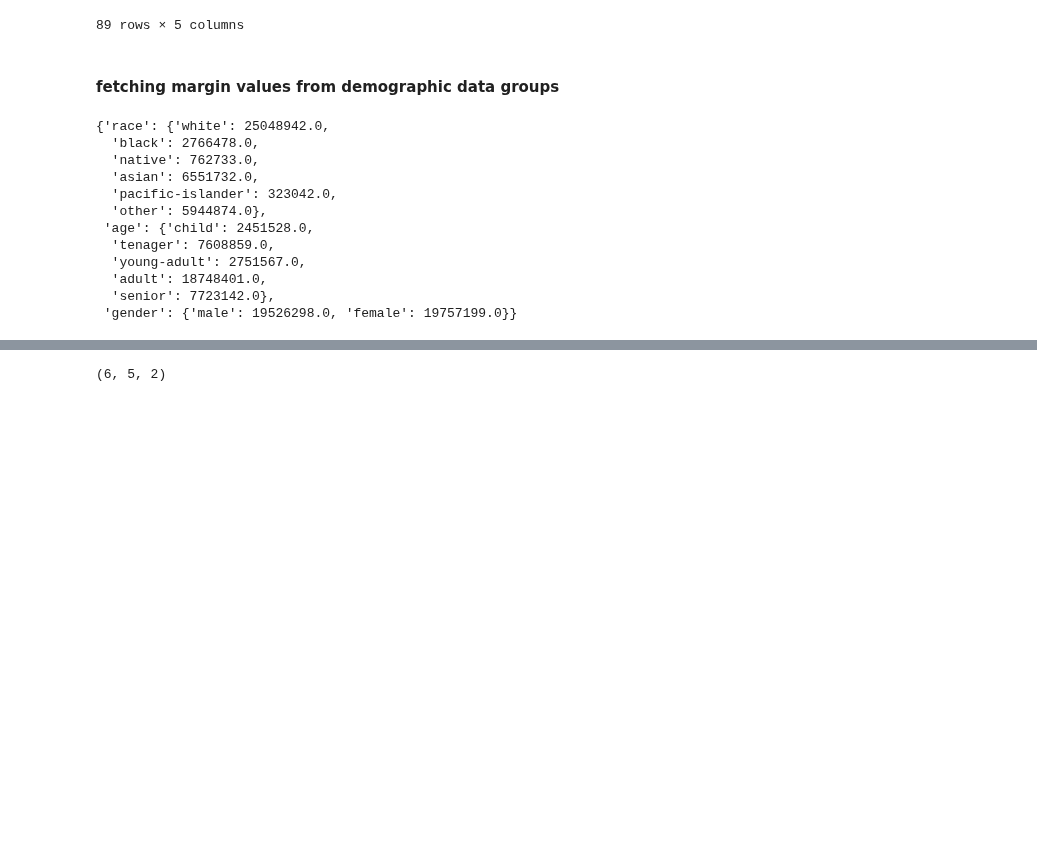
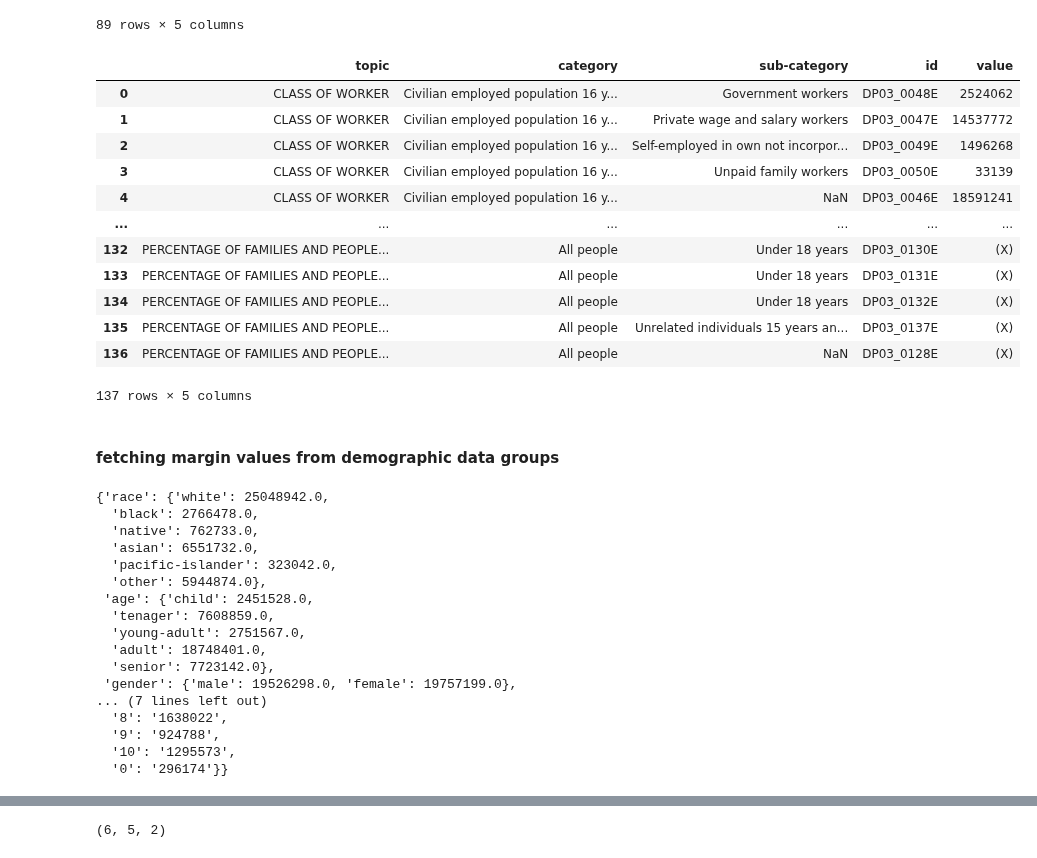
Before and after one commit to abuudarda/synthetic-population-simulation, a Jupyter notebook: IPF_IPU_sampling/IPF_IPU_SAMPLING.ipynb, the cells around one changed output, grey strips where cells are left out. Drawn from its saved outputs; the diff is of its cells as text; code cells hidden in the pictures; blank space fills up the shorter version.

```diff
--- a/IPF_IPU_sampling/IPF_IPU_SAMPLING.ipynb
+++ b/IPF_IPU_sampling/IPF_IPU_SAMPLING.ipynb
@@ -227,6 +227,23 @@ ddg
 | 87 | SEX AND AGE | Total population | NaN | DP05_0001E | 39283497.0 |
 | 88 | Total housing units | NaN | NaN | DP05_0086E | 14175976.0 |
 89 rows × 5 columns
+# %%
+edg=pd.read_csv("C:\\Users\\abubabu\\Documents\\GitHub\\synthetic-population-simulation\\CA-data\\census\\temp_economic.csv")
+edg
+# %% [output]
+|  | topic | category | sub-category | id | value |
+| 0 | CLASS OF WORKER | Civilian employed population 16 y... | Government workers | DP03_0048E | 2524062 |
+| 1 | CLASS OF WORKER | Civilian employed population 16 y... | Private wage and salary workers | DP03_0047E | 14537772 |
+| 2 | CLASS OF WORKER | Civilian employed population 16 y... | Self-employed in own not incorpor... | DP03_0049E | 1496268 |
+| 3 | CLASS OF WORKER | Civilian employed population 16 y... | Unpaid family workers | DP03_0050E | 33139 |
+| 4 | CLASS OF WORKER | Civilian employed population 16 y... | NaN | DP03_0046E | 18591241 |
+| ... | ... | ... | ... | ... | ... |
+| 132 | PERCENTAGE OF FAMILIES AND PEOPLE... | All people | Under 18 years | DP03_0130E | (X) |
+| 133 | PERCENTAGE OF FAMILIES AND PEOPLE... | All people | Under 18 years | DP03_0131E | (X) |
+| 134 | PERCENTAGE OF FAMILIES AND PEOPLE... | All people | Under 18 years | DP03_0132E | (X) |
+| 135 | PERCENTAGE OF FAMILIES AND PEOPLE... | All people | Unrelated individuals 15 years an... | DP03_0137E | (X) |
+| 136 | PERCENTAGE OF FAMILIES AND PEOPLE... | All people | NaN | DP03_0128E | (X) |
+137 rows × 5 columns
 # %% [markdown]
 #### fetching margin values from demographic data groups
 # %%
@@ -240,10 +257,25 @@ temp_age = {
     'adult': ddg.loc[ddg['id'] == 'DP05_0010E', 'value'].values[0]+ddg.loc[ddg['id'] == 'DP05_0011E', 'value'].values[0]+ddg.loc[ddg['id'] == 'DP05_0012E', 'value'].values[0]+ddg.loc[ddg['id'] == 'DP05_0013E', 'value'].values[0],
     'senior': ddg.loc[ddg['id'] == 'DP05_0014E', 'value'].values[0]+ddg.loc[ddg['id'] == 'DP05_0015E', 'value'].values[0]+ddg.loc[ddg['id'] == 'DP05_0016E', 'value'].values[0]+ddg.loc[ddg['id'] == 'DP05_0017E', 'value'].values[0]
 }
+temp_inc = {
+    '1': edg.loc[edg['id'] == 'DP03_0076E', 'value'].values[0],
+    '2': edg.loc[edg['id'] == 'DP03_0077E', 'value'].values[0],
+    '3': edg.loc[edg['id'] == 'DP03_0078E', 'value'].values[0],
+    '4': edg.loc[edg['id'] == 'DP03_0079E', 'value'].values[0],
+    '5': edg.loc[edg['id'] == 'DP03_0080E', 'value'].values[0],
+    '6': edg.loc[edg['id'] == 'DP03_0081E', 'value'].values[0],
+    '7': edg.loc[edg['id'] == 'DP03_0082E', 'value'].values[0],
+    '8': edg.loc[edg['id'] == 'DP03_0083E', 'value'].values[0],
+    '9': edg.loc[edg['id'] == 'DP03_0084E', 'value'].values[0],
+    '10': edg.loc[edg['id'] == 'DP03_0085E', 'value'].values[0],
+    '0': edg.loc[edg['id'] == 'DP03_0076E', 'value'].values[0],
+
+}
 margin_dict = {
     'race': {key: ddg.loc[ddg['id'] == value, 'value'].values[0] for key, value in temp_race.items()},
     'age': temp_age,
-    'gender': {key: ddg.loc[ddg['id'] == value, 'value'].values[0] for key, value in temp_sex.items()}
+    'gender': {key: ddg.loc[ddg['id'] == value, 'value'].values[0] for key, value in temp_sex.items()},
+    'hhincome':temp_inc
 }
 # ddg.columns
 # df = pd.read_csv("CA-data\\pums\\temp_pums.csv", usecols=col_list)
@@ -260,6 +292,11 @@ margin_dict
   'young-adult': 2751567.0,
   'adult': 18748401.0,
   'senior': 7723142.0},
- 'gender': {'male': 19526298.0, 'female': 19757199.0}}
+ 'gender': {'male': 19526298.0, 'female': 19757199.0},
+... (7 lines left out)
+  '8': '1638022',
+  '9': '924788',
+  '10': '1295573',
+  '0': '296174'}}
 # %%
 f, u, X = get_table(df, margin_dict)
```
Also changed, not shown: parts of 1 cell of this notebook, 2 other files.
